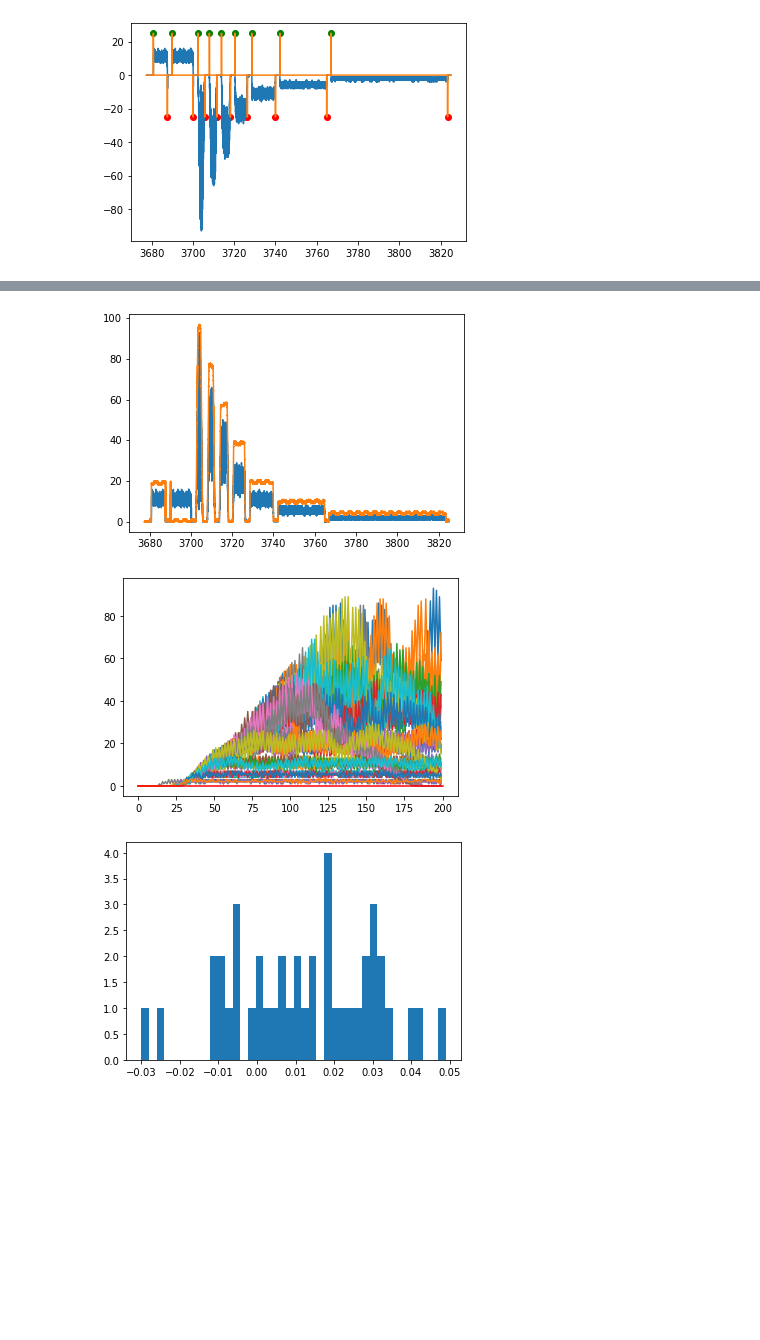
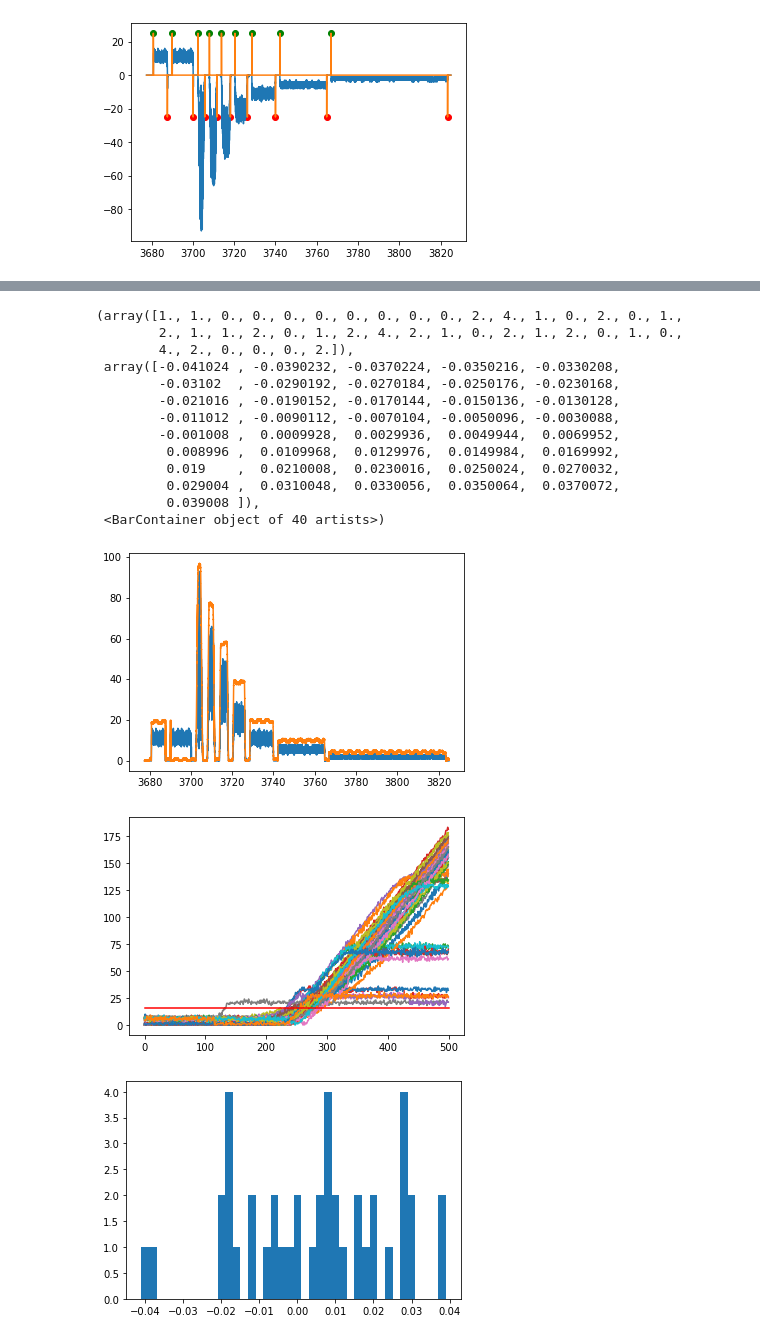
Before and after one commit to neurogears/vestibular-vr, a Jupyter notebook: Benchmarks/DistanceBenchmark2/analysis.ipynb, the cells around one changed output, grey strips where cells are left out. Saved outputs shown, nothing was run; the diff lists cells and outputs as text; code cells hidden in the pictures; blank space fills up the shorter version.

Commit message:
refining rise time analysis

```diff
--- a/Benchmarks/DistanceBenchmark2/analysis.ipynb
+++ b/Benchmarks/DistanceBenchmark2/analysis.ipynb
@@ -150,7 +153,7 @@ plt.plot(servo_timebase[servo_preview_index], np.abs(servo_motion[servo_preview_
 # get baselines for optical and servo recordings
 # optical_baseline = np.mean(optical_motion[np.abs(optical_motion) < 3]) + np.std(optical_motion[np.abs(optical_motion) < 3]) * 3
 optical_baseline = 0
-servo_baseline = np.mean(servo_motion[np.abs(servo_motion) < 10]) + np.std(servo_motion[np.abs(servo_motion) < 10]) * 3
+servo_baseline = np.mean(servo_motion[np.abs(servo_motion) < 10]) + np.std(servo_motion[np.abs(servo_motion) < 10]) * 4
 
 # get ramps for optical and servo trial starts
 optical_start_times = optical_timebase[trial_on_times] - 0.3
@@ -158,7 +161,7 @@ optical_start_times = optical_timebase[trial_on_times] - 0.3
 time_diffs = list()
 
 plt.figure()
-window = 200
+window = 500
 for t in optical_start_times:
     os = np.where(optical_timebase >= t)[0][0] # what time did this optical event start?
     os_t = optical_timebase[os]
@@ -172,13 +175,14 @@ for t in optical_start_times:
     servo_rise_time = np.array(servo_timebase[(servo_timebase > ss_t) & (np.abs(servo_motion) > servo_baseline)])[0] - ss_t
 
     time_diffs.append(optical_rise_time - servo_rise_time)
+    print((optical_rise_time - servo_rise_time))
 
     optical_rise = np.array(np.abs(optical_motion[os:(os+window)]))
     servo_rise = np.array(np.abs(servo_motion[ss:(ss+window)]))
 
-    plt.plot(optical_rise)
+    plt.plot(servo_rise)
 
-plt.plot([0, window], [optical_baseline, optical_baseline], 'r')
+plt.plot([0, window], [servo_baseline, servo_baseline], 'r')
 
 plt.figure()
 plt.hist(np.array(time_diffs), 40)
@@ -197,3 +207,16 @@ plt.hist(np.array(time_diffs), 40)
+(array([1., 1., 0., 0., 0., 0., 0., 0., 0., 0., 2., 4., 1., 0., 2., 0., 1.,
+        2., 1., 1., 2., 0., 1., 2., 4., 2., 1., 0., 2., 1., 2., 0., 1., 0.,
+        4., 2., 0., 0., 0., 2.]),
+ array([-0.041024 , -0.0390232, -0.0370224, -0.0350216, -0.0330208,
+        -0.03102  , -0.0290192, -0.0270184, -0.0250176, -0.0230168,
+        -0.021016 , -0.0190152, -0.0170144, -0.0150136, -0.0130128,
+        -0.011012 , -0.0090112, -0.0070104, -0.0050096, -0.0030088,
+        -0.001008 ,  0.0009928,  0.0029936,  0.0049944,  0.0069952,
+         0.008996 ,  0.0109968,  0.0129976,  0.0149984,  0.0169992,
+         0.019    ,  0.0210008,  0.0230016,  0.0250024,  0.0270032,
+         0.029004 ,  0.0310048,  0.0330056,  0.0350064,  0.0370072,
+         0.039008 ]),
+ <BarContainer object of 40 artists>)
 [figure]
-[figure, old version]
+[figure, new version]
-[figure, old version]
+[figure, new version]
```
Also changed, not shown: parts of 4 cells of this notebook.
